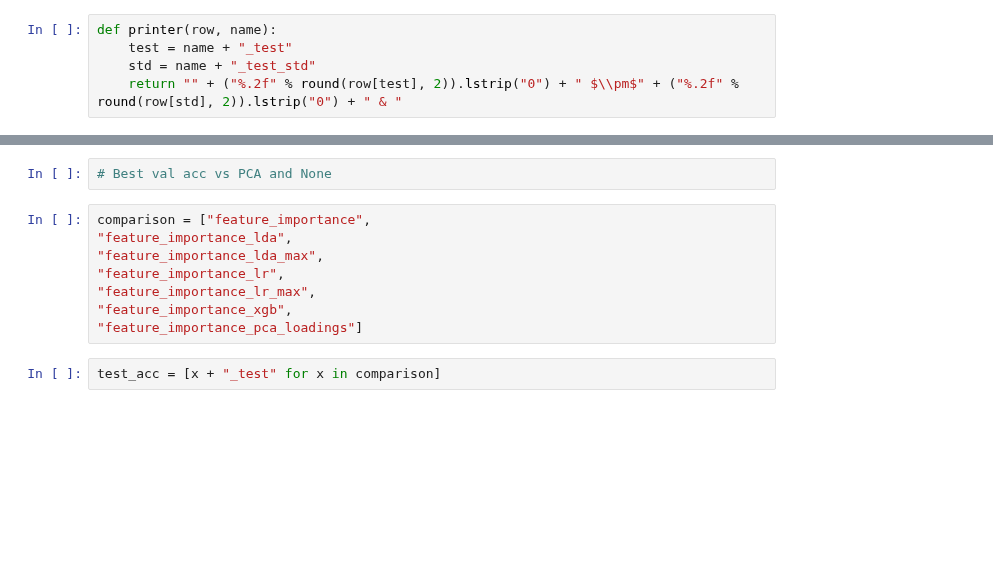
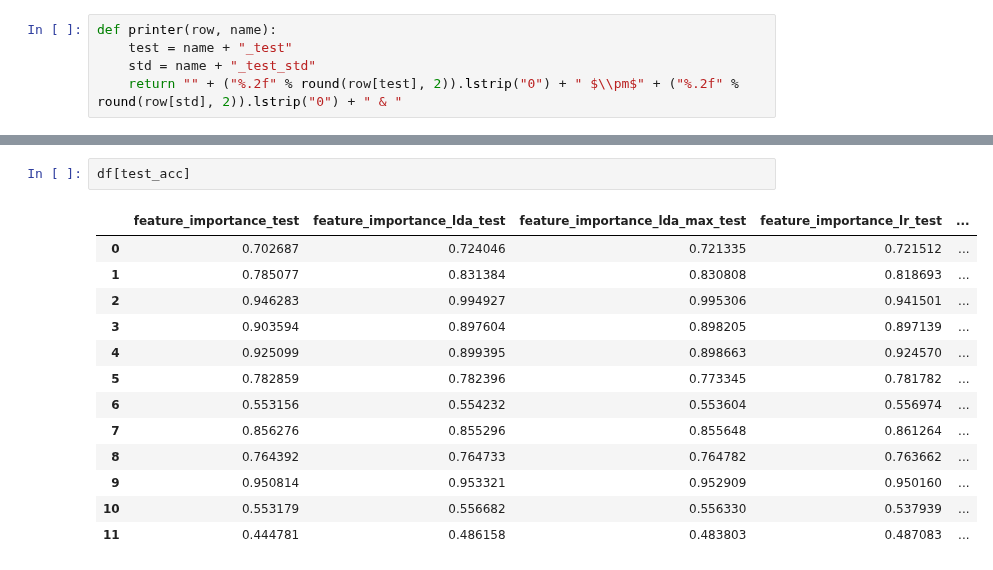
Before and after one commit to simsal0r/mixture-of-decision-trees, a Jupyter notebook: benchmarks/analysis_ex4b_feature_selection_performances.ipynb, the cells around one changed output, grey strips where cells are left out. Drawn from its saved outputs; the diff is of its cells as text; blank space fills up the shorter version.

```diff
--- a/benchmarks/analysis_ex4b_feature_selection_performances.ipynb
+++ b/benchmarks/analysis_ex4b_feature_selection_performances.ipynb
@@ -78,12 +87,16 @@ students & .46 $\pm$.04 & .50 $\pm$.02 & .48 $\pm$.06 & .49 $\pm$.04 & .50 $\pm$
-# %%
-# Best val acc vs PCA and None
-# %%
-comparison = ["feature_importance",
-"feature_importance_lda",
-"feature_importance_lda_max",
-"feature_importance_lr",
-"feature_importance_lr_max",
-"feature_importance_xgb",
-"feature_importance_pca_loadings"]
-# %%
-test_acc = [x + "_test" for x in comparison]
+# %%
+df[test_acc]
+# %% [output]
+|  | feature_importance_test | feature_importance_lda_test | feature_importance_lda_max_test | feature_importance_lr_test | ... |
+| 0 | 0.702687 | 0.724046 | 0.721335 | 0.721512 | ... |
+| 1 | 0.785077 | 0.831384 | 0.830808 | 0.818693 | ... |
+| 2 | 0.946283 | 0.994927 | 0.995306 | 0.941501 | ... |
+| 3 | 0.903594 | 0.897604 | 0.898205 | 0.897139 | ... |
+| 4 | 0.925099 | 0.899395 | 0.898663 | 0.924570 | ... |
+| 5 | 0.782859 | 0.782396 | 0.773345 | 0.781782 | ... |
+| 6 | 0.553156 | 0.554232 | 0.553604 | 0.556974 | ... |
+| 7 | 0.856276 | 0.855296 | 0.855648 | 0.861264 | ... |
+| 8 | 0.764392 | 0.764733 | 0.764782 | 0.763662 | ... |
+| 9 | 0.950814 | 0.953321 | 0.952909 | 0.950160 | ... |
+| 10 | 0.553179 | 0.556682 | 0.556330 | 0.537939 | ... |
+| 11 | 0.444781 | 0.486158 | 0.483803 | 0.487083 | ... |
```
Also changed, not shown: parts of 17 cells of this notebook, 2 other files.
